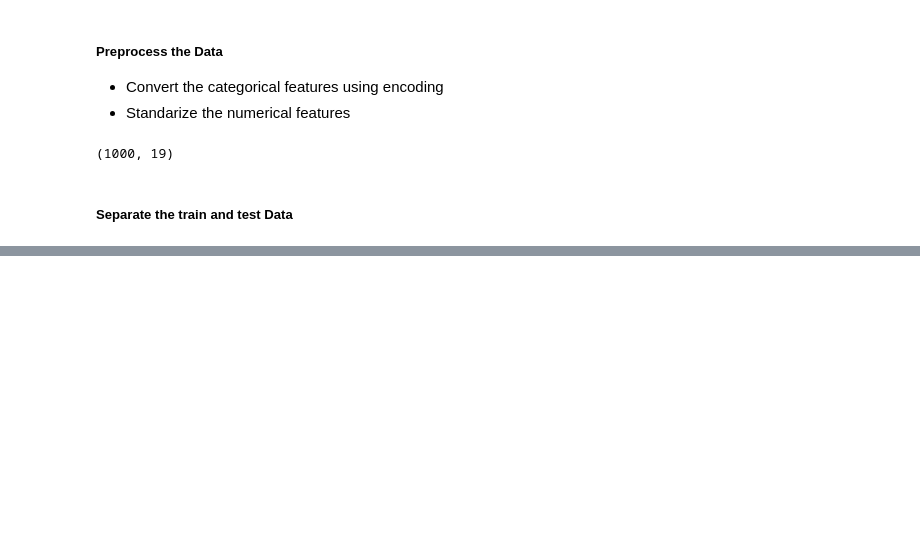
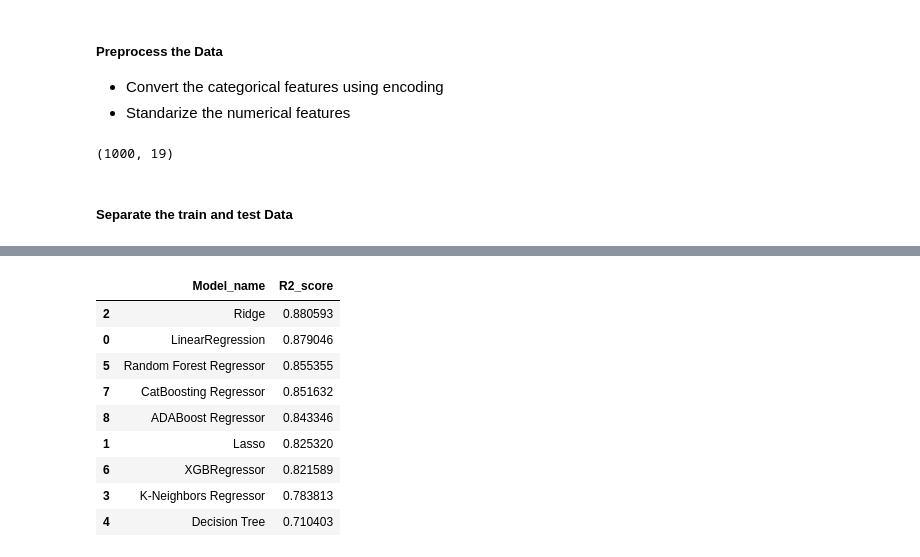
Before and after one commit to vishaarumugam/End_to_End_DS_Project_learning, a Jupyter notebook: notebook/MODEL TRAINING.ipynb, the cells around one changed output, grey strips where cells are left out. Drawn from its saved outputs; the diff is of its cells as text; code cells hidden in the pictures; blank space fills up the shorter version.

```diff
--- a/notebook/MODEL TRAINING.ipynb
+++ b/notebook/MODEL TRAINING.ipynb
@@ -74,0 +73,3 @@ X_train,y_train,X_test,y_test=train
+# %%
+X_train,X_test,y_train,y_test=train_test_split(X,y,test_size=0.2, random_state=42)
+X_train.shape, X_test.shape
@@ -74,0 +80,7 @@ X_train,y_train,X_test,y_test=train
+# %%
+def evaluate_model(true,predicted):
+    mae=mean_absolute_error(true,predicted)
+    mse=mean_squared_error(true,predicted)
+    rmse=np.sqrt(mean_squared_error(true,predicted))
+    r2_square=r2_score(true,predicted)
+    return mae,rmse,r2_square
@@ -74,0 +149,13 @@ X_train,y_train,X_test,y_test=train
+# %%
+pd.DataFrame(list(zip(model_list,r2_list)),columns=['Model_name','R2_score']).sort_values(by=["R2_score"],ascending=False)
+# %% [output]
+|  | Model_name | R2_score |
+| 2 | Ridge | 0.880593 |
+| 0 | LinearRegression | 0.879046 |
+| 5 | Random Forest Regressor | 0.855355 |
+| 7 | CatBoosting Regressor | 0.851632 |
+| 8 | ADABoost Regressor | 0.843346 |
+| 1 | Lasso | 0.825320 |
+| 6 | XGBRegressor | 0.821589 |
+| 3 | K-Neighbors Regressor | 0.783813 |
+| 4 | Decision Tree | 0.710403 |
```
Also changed, not shown: parts of 5 cells of this notebook, 1 other file.
